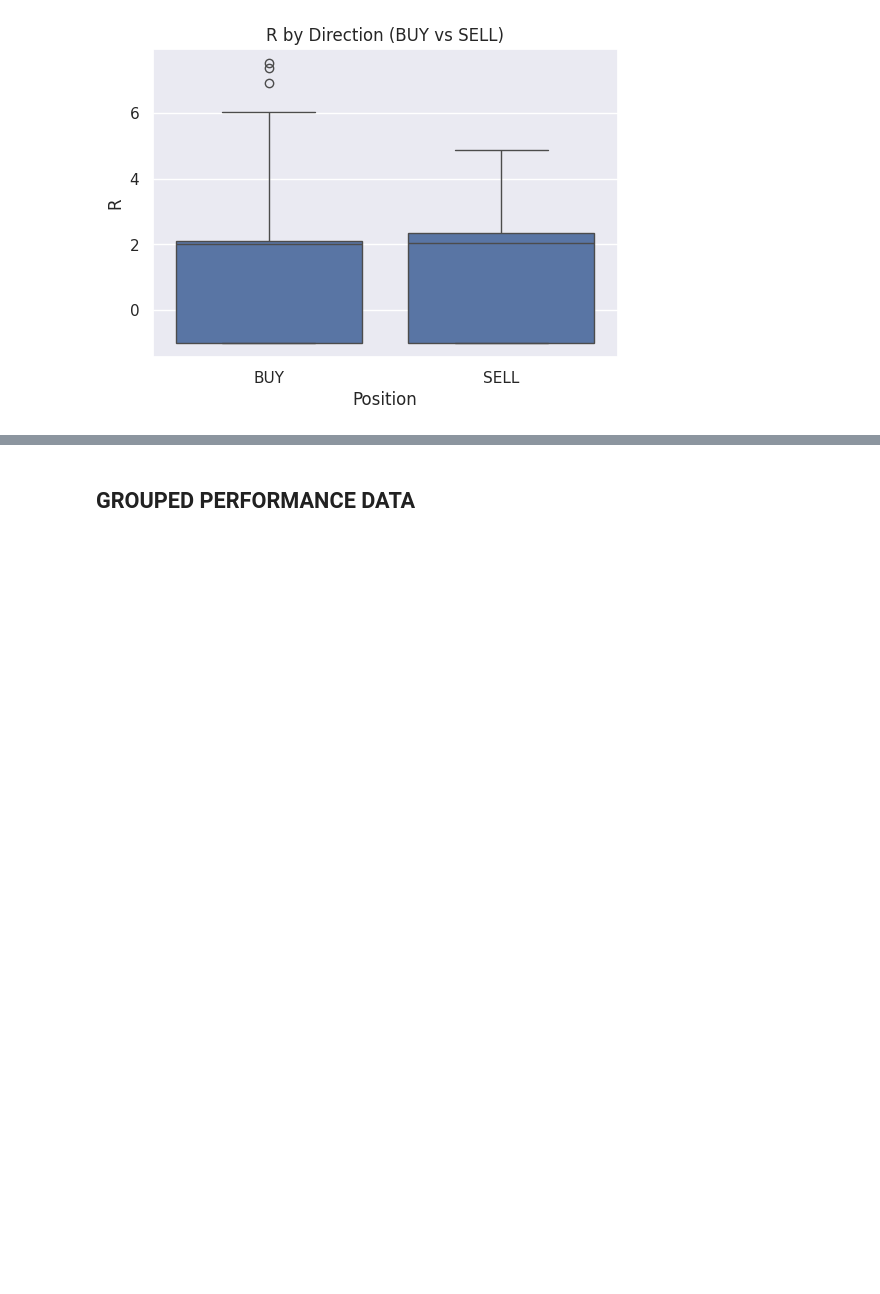
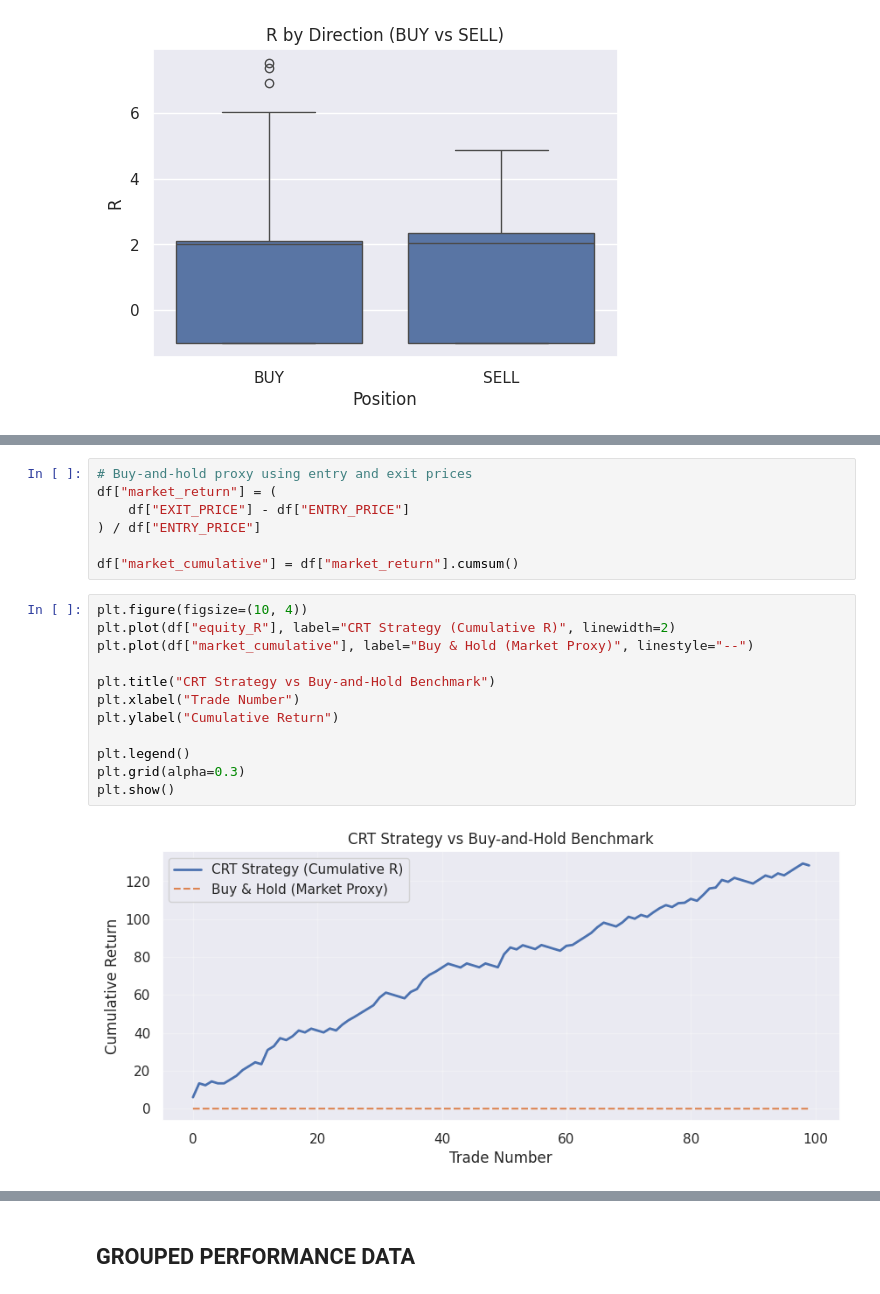
Before and after one commit to CodeAlamin2024/DataScience-Project, a Jupyter notebook: DSA210_CRT_PROJECT.ipynb, the cells around one changed output, grey strips where cells are left out. Saved outputs shown, nothing was run; the diff lists cells and outputs as text; blank space fills up the shorter version.

```diff
--- a/DSA210_CRT_PROJECT.ipynb
+++ b/DSA210_CRT_PROJECT.ipynb
@@ -286,0 +308,21 @@ plt.show()
+# %%
+# Buy-and-hold proxy using entry and exit prices
+df["market_return"] = (
+    df["EXIT_PRICE"] - df["ENTRY_PRICE"]
+) / df["ENTRY_PRICE"]
+
+df["market_cumulative"] = df["market_return"].cumsum()
+# %%
+plt.figure(figsize=(10, 4))
+plt.plot(df["equity_R"], label="CRT Strategy (Cumulative R)", linewidth=2)
+plt.plot(df["market_cumulative"], label="Buy & Hold (Market Proxy)", linestyle="--")
+
+plt.title("CRT Strategy vs Buy-and-Hold Benchmark")
+plt.xlabel("Trade Number")
+plt.ylabel("Cumulative Return")
+
+plt.legend()
+plt.grid(alpha=0.3)
+plt.show()
+# %% [output]
+[figure, added]
```
Also changed, not shown: parts of 7 cells of this notebook.
